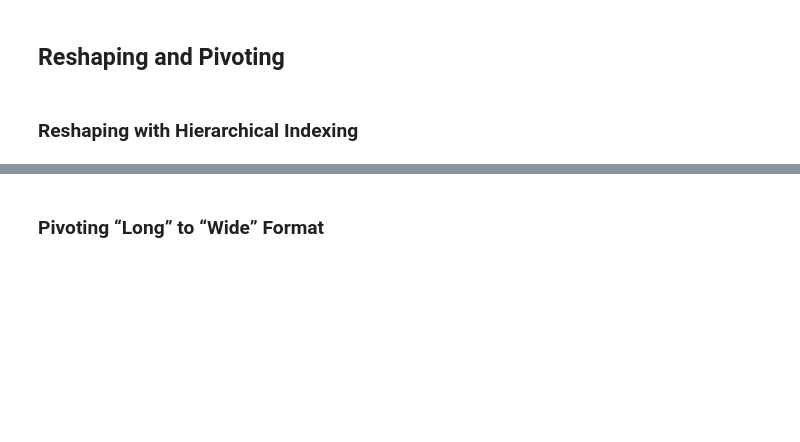
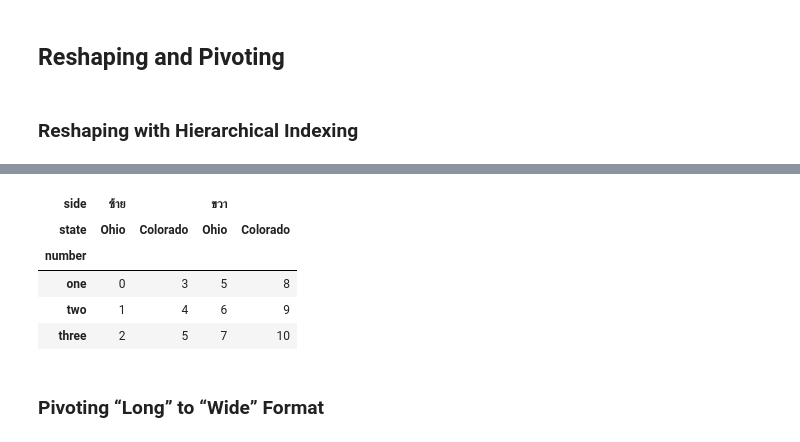
Before and after one commit to chan-prk/pydata-book, a Jupyter notebook: ch08.ipynb, the cells around one changed output, grey strips where cells are left out. Drawn from its saved outputs; the diff is of its cells as text; code cells hidden in the pictures; blank space fills up the shorter version.

```diff
--- a/ch08.ipynb
+++ b/ch08.ipynb
@@ -1070,3 +1203,13 @@ df.unstack('state')
+# %%
+#ลองเอง # same result
+pd.concat([df['left'].unstack('state'), df['right'].unstack('state')], axis=1, keys=['ซ้าย','ขวา'], names=['side', 'state'])
+# %% [output]
+| side | ซ้าย |  | ขวา |  |
+| state | Ohio | Colorado | Ohio | Colorado |
+| number |  |  |  |  |
+| one | 0 | 3 | 5 | 8 |
+| two | 1 | 4 | 6 | 9 |
+| three | 2 | 5 | 7 | 10 |
 # %%
 df.unstack('state').stack('side')
 # %% [markdown]
```
Also changed, not shown: parts of 18 cells of this notebook.
